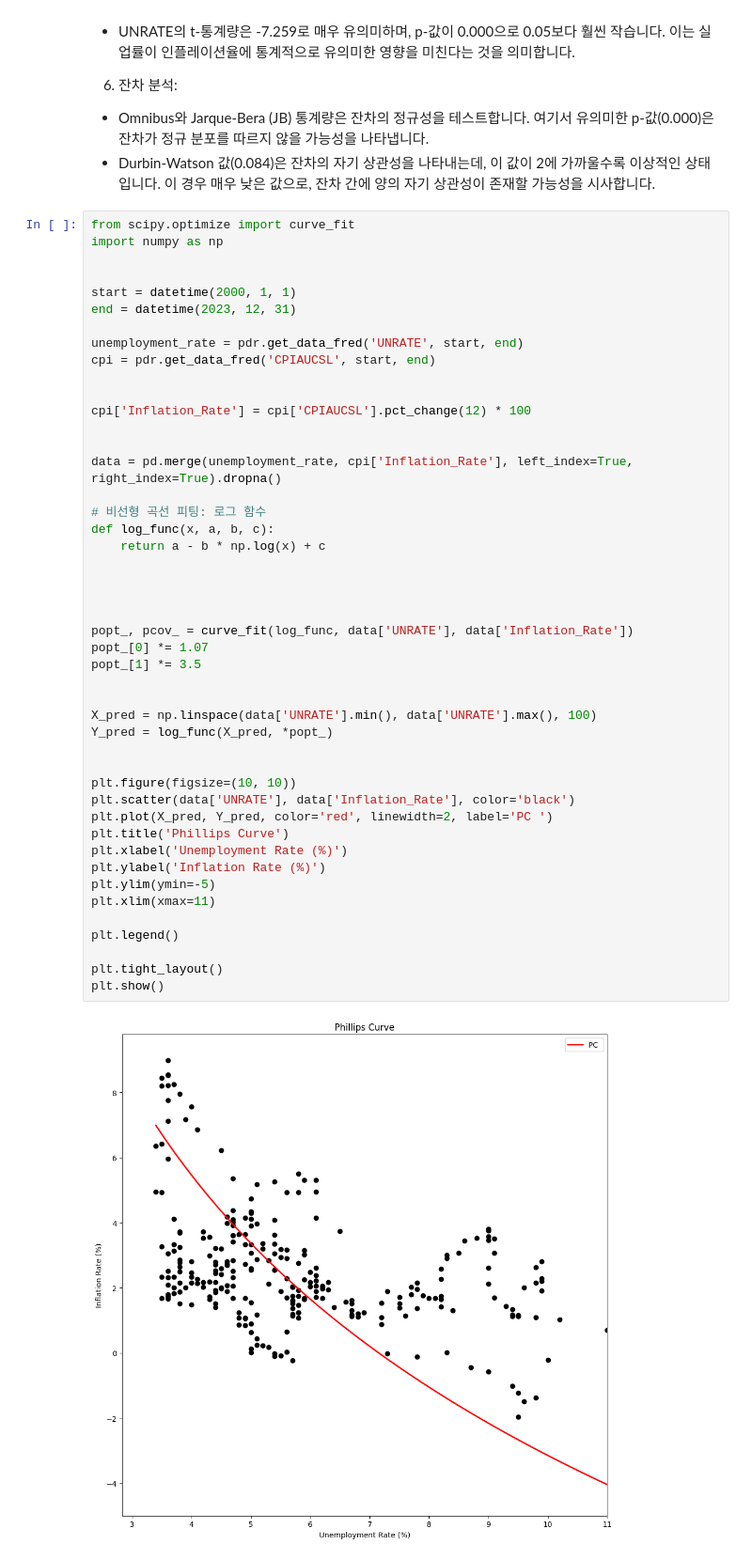
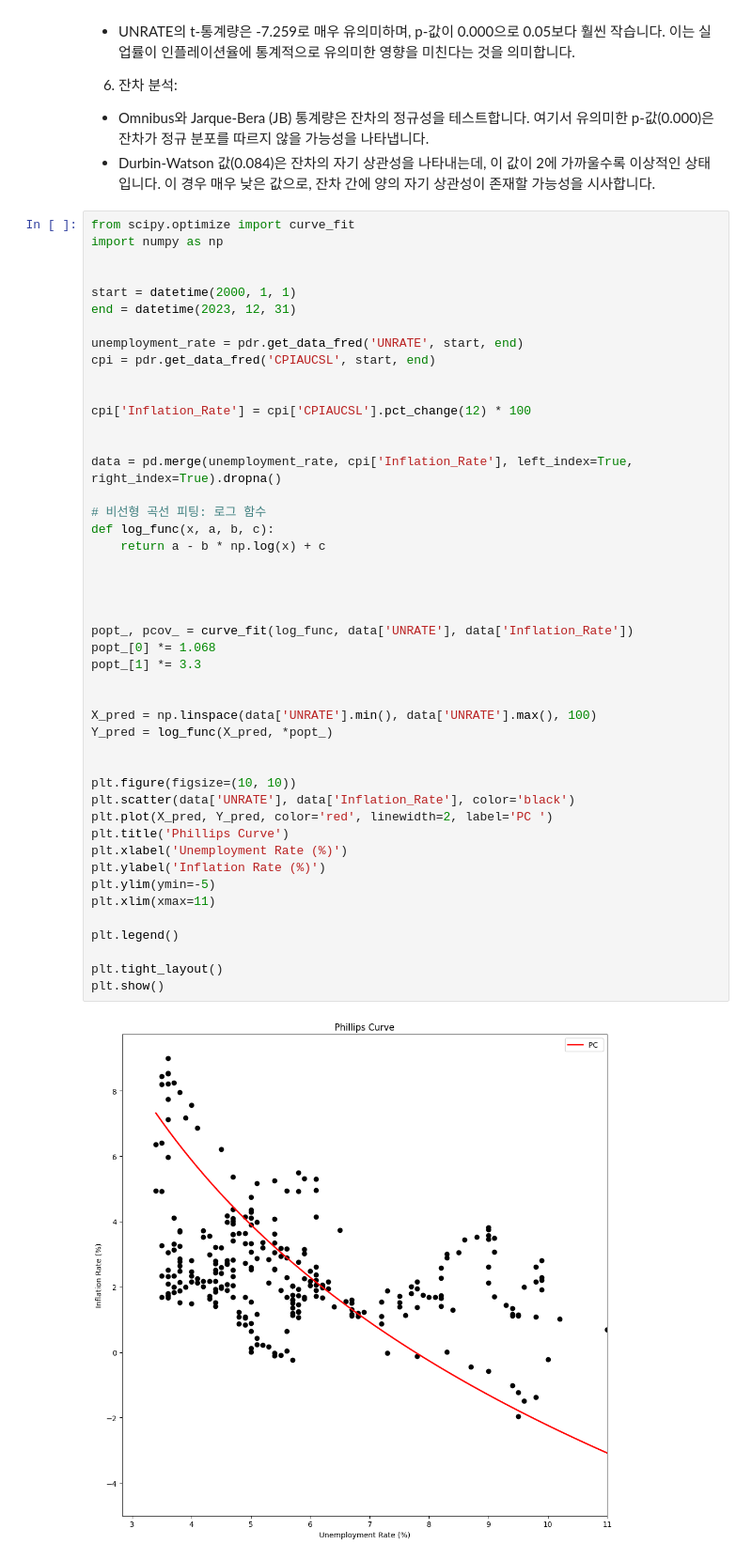
Before and after one commit to kimjaehwankimjaehwan/Economics, a Jupyter notebook: Pillips_curve.ipynb, the cells around one changed output. Shown at 94% size. Saved outputs shown, nothing was run; the diff lists cells and outputs as text.

```diff
--- a/Pillips_curve.ipynb
+++ b/Pillips_curve.ipynb
@@ -172,33 +172,33 @@ cpi['Inflation_Rate'] = cpi['CPIAUCSL'].pct_change(12) * 100
 data = pd.merge(unemployment_rate, cpi['Inflation_Rate'], left_index=True, right_index=True).dropna()
 
 # 비선형 곡선 피팅: 로그 함수
 def log_func(x, a, b, c):
     return a - b * np.log(x) + c
 
 
 
 
 popt_, pcov_ = curve_fit(log_func, data['UNRATE'], data['Inflation_Rate'])
-popt_[0] *= 1.07
-popt_[1] *= 3.5
+popt_[0] *= 1.068
+popt_[1] *= 3.3
 
 
 X_pred = np.linspace(data['UNRATE'].min(), data['UNRATE'].max(), 100)
 Y_pred = log_func(X_pred, *popt_)
 
 
 plt.figure(figsize=(10, 10))
 plt.scatter(data['UNRATE'], data['Inflation_Rate'], color='black')
 plt.plot(X_pred, Y_pred, color='red', linewidth=2, label='PC ')
 plt.title('Phillips Curve')
 plt.xlabel('Unemployment Rate (%)')
 plt.ylabel('Inflation Rate (%)')
 plt.ylim(ymin=-5)
 plt.xlim(xmax=11)
 
 plt.legend()
 
 plt.tight_layout()
 plt.show()
 # %% [output]
-[figure, old version]
+[figure, new version]
```
